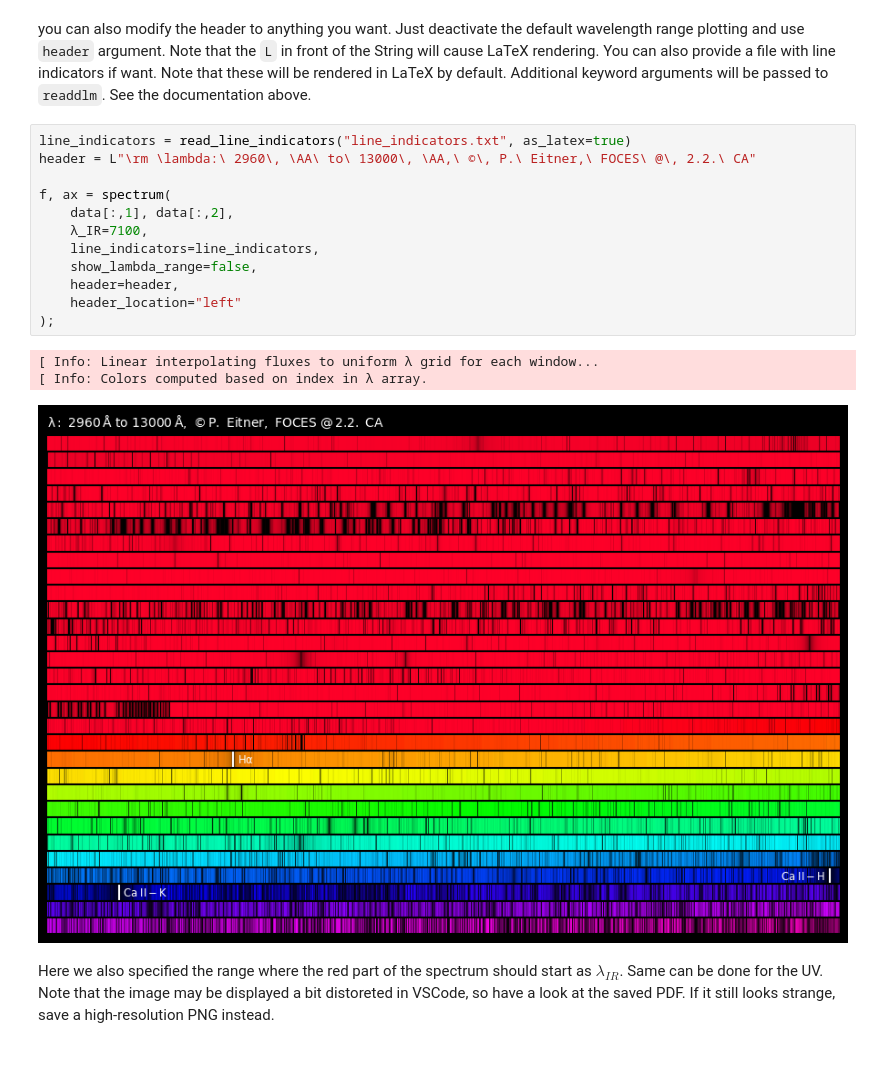
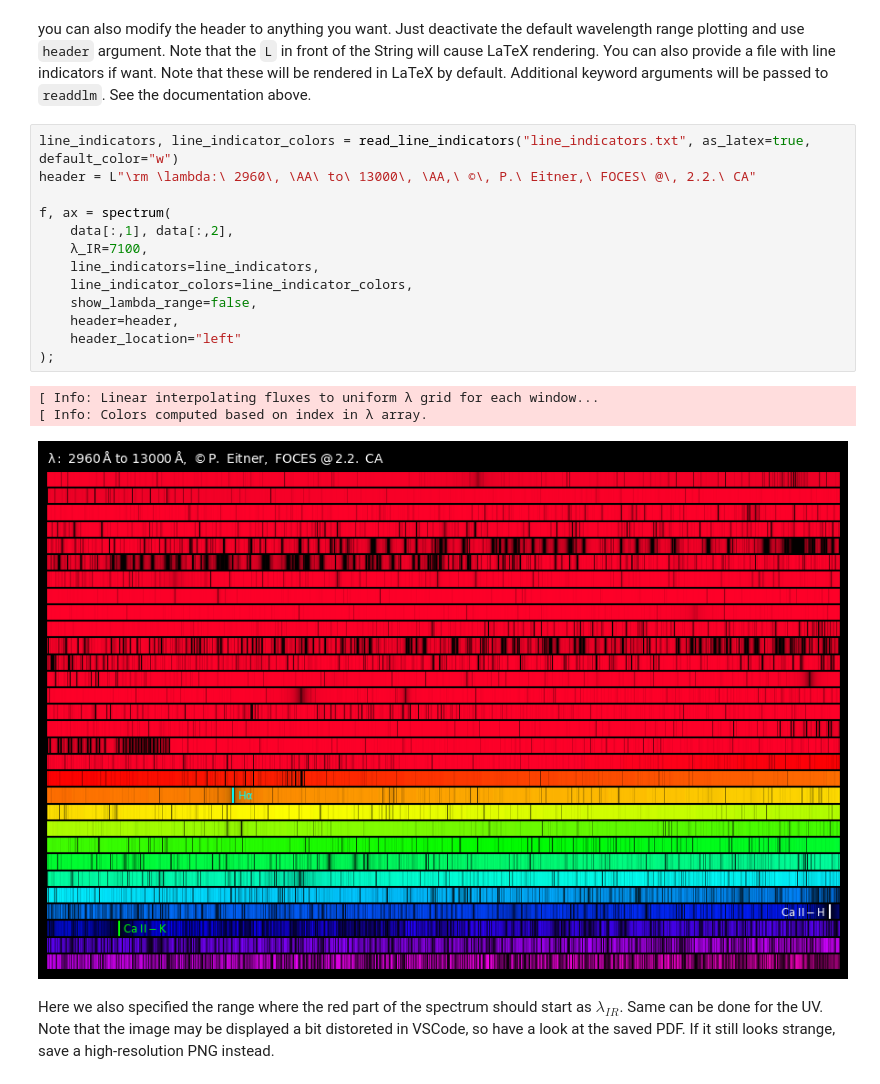
Before and after one commit to pe1995/SpectrumImage.jl, a Jupyter notebook: examples/notebooks/example_spectrum_image.ipynb, the cells around one changed output. Cells and saved outputs as stored; diff of their text form.

```diff
--- a/examples/notebooks/example_spectrum_image.ipynb
+++ b/examples/notebooks/example_spectrum_image.ipynb
@@ -110,21 +110,22 @@ f.savefig("more_rows.png", dpi=300);
 # %% [markdown]
 you can also modify the header to anything you want. Just deactivate the default wavelength range plotting and use `header` argument. Note that the `L` in front of the String will cause LaTeX rendering. You can also provide a file with line indicators if want. Note that these will be rendered in LaTeX by default. Additional keyword arguments will be passed to `readdlm`. See the documentation above.
 # %%
-line_indicators = read_line_indicators("line_indicators.txt", as_latex=true)
+line_indicators, line_indicator_colors = read_line_indicators("line_indicators.txt", as_latex=true, default_color="w")
 header = L"\rm \lambda:\ 2960\, \AA\ to\ 13000\, \AA,\ ©\, P.\ Eitner,\ FOCES\ @\, 2.2.\ CA"
 
 f, ax = spectrum(
     data[:,1], data[:,2],
     λ_IR=7100,
     line_indicators=line_indicators,
+    line_indicator_colors=line_indicator_colors,
     show_lambda_range=false,
     header=header,
     header_location="left"
 );
 # %% [output]
 [ Info: Linear interpolating fluxes to uniform λ grid for each window...
 [ Info: Colors computed based on index in λ array.
-[figure, old version]
+[figure, new version]
 # %% [markdown]
 Here we also specified the range where the red part of the spectrum should start as $\lambda_{IR}$. Same can be done for the UV.
 Note that the image may be displayed a bit distoreted in VSCode, so have a look at the saved PDF. If it still looks strange, save a high-resolution PNG instead.
```
Also changed, not shown: parts of 1 cell of this notebook, 2 other files.
